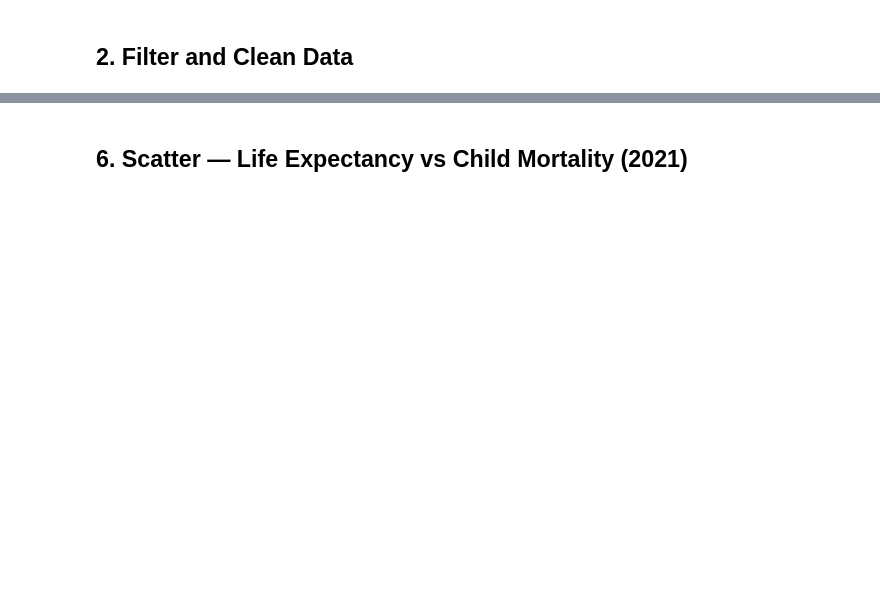
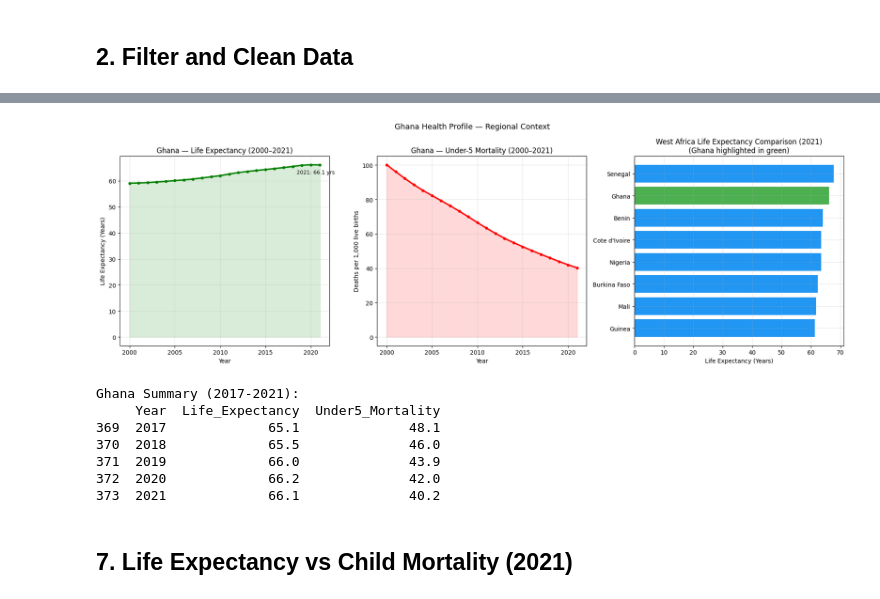
Before and after one commit to akbempah1/africa-disease-burden-analysis, a Jupyter notebook: africa_disease_burden.ipynb, the cells around one changed output, grey strips where cells are left out. Saved outputs shown, nothing was run; the diff lists cells and outputs as text; code cells hidden in the pictures; blank space fills up the shorter version.

```diff
--- a/africa_disease_burden.ipynb
+++ b/africa_disease_burden.ipynb
@@ -189,2 +184,63 @@ Ghana Summary (2017-2021):
+# %%
+ghana = df_combined[df_combined['Country_Code'] == 'GHA'].copy()
+
+# west africa comparison
+west_africa = ['GHA', 'NGA', 'SEN', 'CIV', 'BFA', 'MLI', 'GIN', 'BEN']
+df_wa = df_combined[df_combined['Country_Code'].isin(west_africa)]
+
+fig, axes = plt.subplots(1, 3, figsize=(18, 6))
+
+# ghana life expectancy trend
+axes[0].plot(ghana['Year'], ghana['Life_Expectancy'],
+             color='green', linewidth=2.5, marker='o', markersize=4)
+axes[0].fill_between(ghana['Year'], ghana['Life_Expectancy'],
+                     alpha=0.15, color='green')
+axes[0].set_title('Ghana — Life Expectancy (2000–2021)')
+axes[0].set_xlabel('Year')
+axes[0].set_ylabel('Life Expectancy (Years)')
+axes[0].grid(alpha=0.3)
+axes[0].annotate(f"2021: {ghana[ghana['Year']==2021]['Life_Expectancy'].values[0]:.1f} yrs",
+                 xy=(2021, ghana[ghana['Year']==2021]['Life_Expectancy'].values[0]),
+                 xytext=(-40, -15), textcoords='offset points', fontsize=9)
+
+# ghana under-5 mortality trend
+axes[1].plot(ghana['Year'], ghana['Under5_Mortality'],
+             color='red', linewidth=2.5, marker='o', markersize=4)
+axes[1].fill_between(ghana['Year'], ghana['Under5_Mortality'],
+                     alpha=0.15, color='red')
+axes[1].set_title('Ghana — Under-5 Mortality (2000–2021)')
+axes[1].set_xlabel('Year')
+axes[1].set_ylabel('Deaths per 1,000 live births')
+axes[1].grid(alpha=0.3)
+
+# west africa comparison (2021)
+wa_2021 = df_wa[df_wa['Year'] == 2021].sort_values('Life_Expectancy', ascending=True)
+colors_wa = ['#2196F3' if c != 'GHA' else '#4CAF50'
+             for c in wa_2021['Country_Code']]
+axes[2].barh(wa_2021['Country_Name'], wa_2021['Life_Expectancy'], color=colors_wa)
+axes[2].set_title('West Africa Life Expectancy Comparison (2021)\n(Ghana highlighted in green)')
+axes[2].set_xlabel('Life Expectancy (Years)')
+axes[2].grid(alpha=0.3)
+
+plt.suptitle('Ghana Health Profile — Regional Context', fontsize=13)
+plt.tight_layout()
+plt.savefig('chart3_ghana.png', dpi=150, bbox_inches='tight')
+plt.show()
+
+print("Ghana Summary (2017-2021):")
+print(ghana[['Year','Life_Expectancy','Under5_Mortality']].tail(5).round(1).to_string())
+
+# Insight: Ghana gained 7 years of life expectancy between 2000-2021.
+# Under-5 mortality fell 60% — from 100 to 40 per 1,000 live births.
+# Ghana ranks among the top performers in West Africa.
+# %% [output]
+[figure, added]
+Ghana Summary (2017-2021):
+     Year  Life_Expectancy  Under5_Mortality
+369  2017             65.1              48.1
+370  2018             65.5              46.0
+371  2019             66.0              43.9
+372  2020             66.2              42.0
+373  2021             66.1              40.2
 # %% [markdown]
-## 6. Scatter — Life Expectancy vs Child Mortality (2021)
+## 7. Life Expectancy vs Child Mortality (2021)
```
Also changed, not shown: parts of 19 cells of this notebook.
